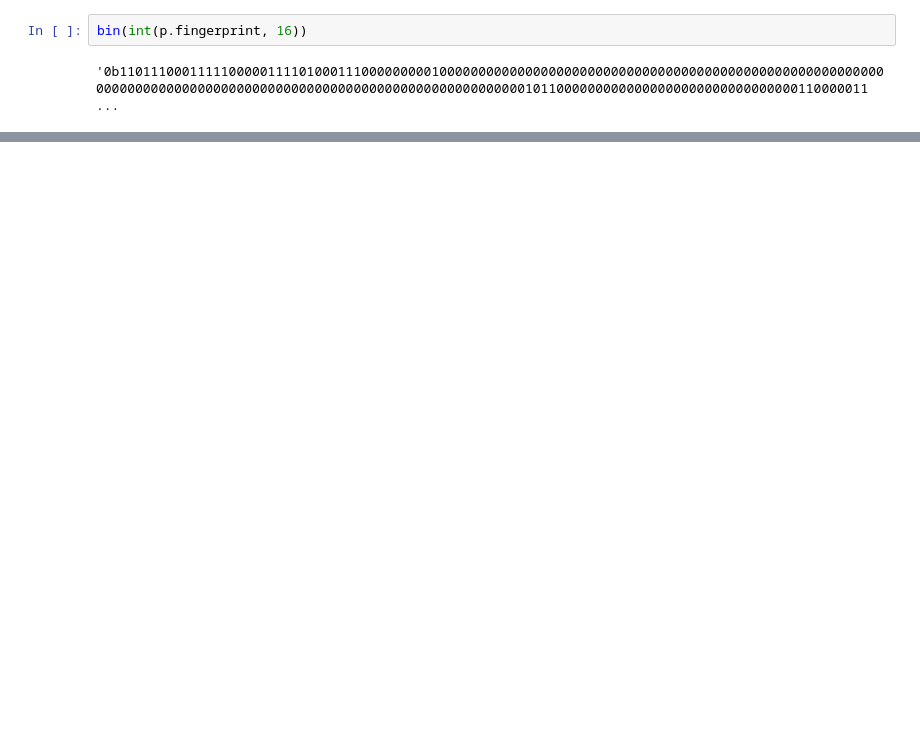
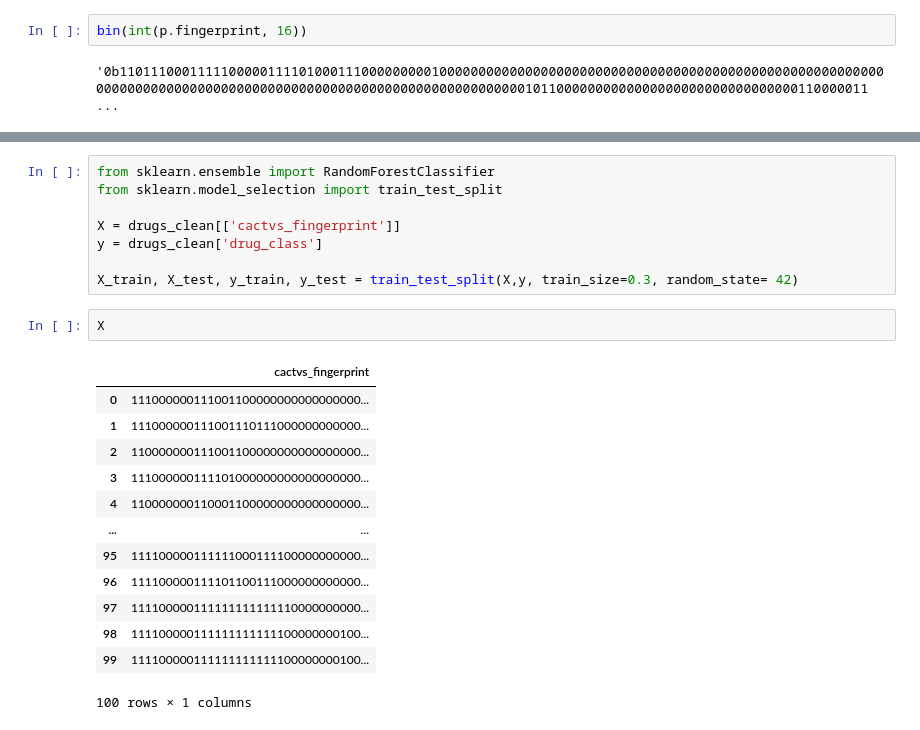
Before and after one commit to JoseCouceiro/TFM_project, a Jupyter notebook: figure_out_things.ipynb, the cells around one changed output, grey strips where cells are left out. Saved outputs shown, nothing was run; the diff lists cells and outputs as text; blank space fills up the shorter version.

```diff
--- a/figure_out_things.ipynb
+++ b/figure_out_things.ipynb
@@ -221,0 +248,24 @@ str
+# %%
+from sklearn.ensemble import RandomForestClassifier
+from sklearn.model_selection import train_test_split
+
+X = drugs_clean[['cactvs_fingerprint']]
+y = drugs_clean['drug_class']
+
+X_train, X_test, y_train, y_test = train_test_split(X,y, train_size=0.3, random_state= 42)
+# %%
+X
+# %% [output]
+|  | cactvs_fingerprint |
+| 0 | 111000000111001100000000000000000... |
+| 1 | 111000000111001110111000000000000... |
+| 2 | 110000000111001100000000000000000... |
+| 3 | 111000000111101000000000000000000... |
+| 4 | 110000000110001100000000000000000... |
+| ... | ... |
+| 95 | 111100000111111000111100000000000... |
+| 96 | 111100000111101100111000000000000... |
+| 97 | 111100000111111111111110000000000... |
+| 98 | 111100000111111111111100000000100... |
+| 99 | 111100000111111111111100000000100... |
+100 rows × 1 columns
```
Also changed, not shown: parts of 9 cells of this notebook, 7 other files.
